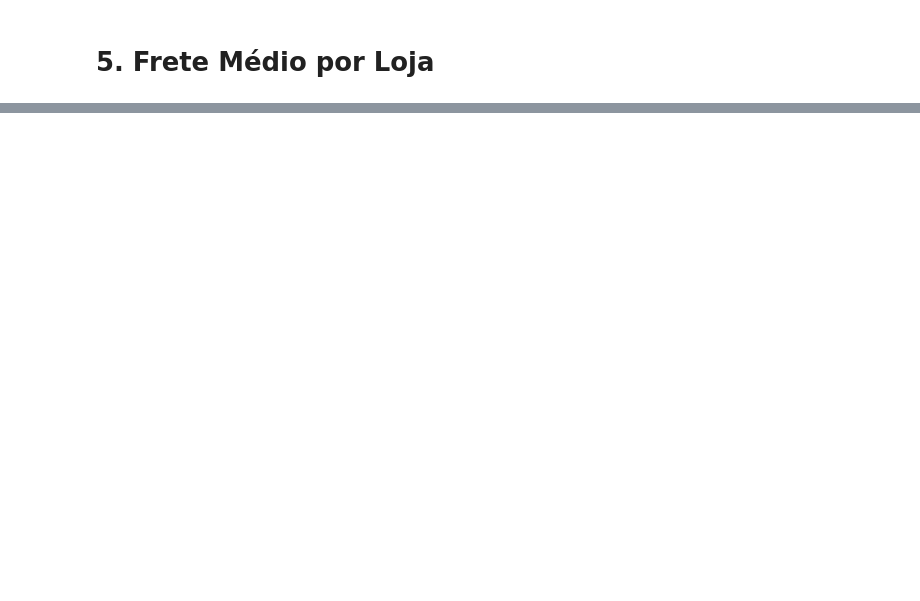
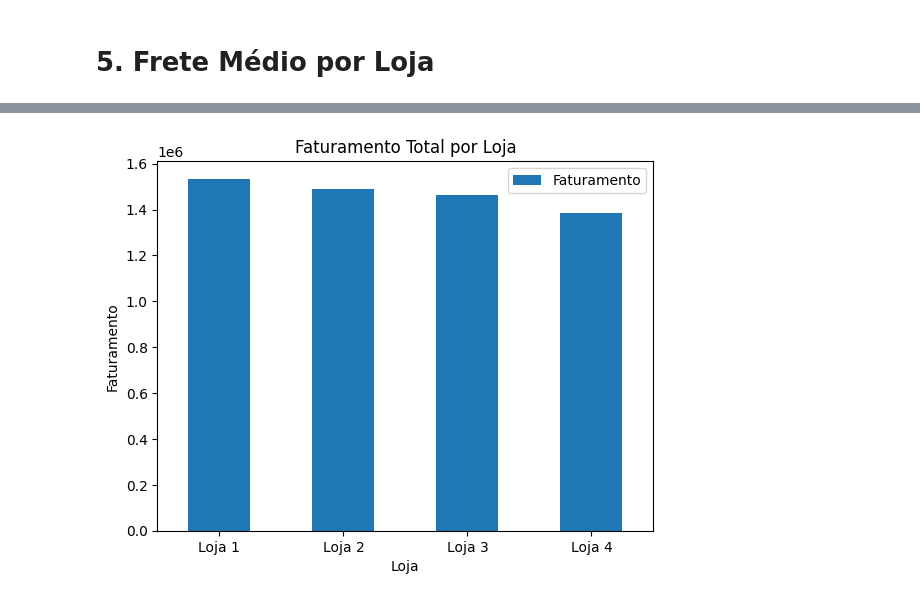
Before and after one commit to EliasNote/challenge1-data-science, a Jupyter notebook: AluraStoreBrasil.ipynb, the cells around one changed output, grey strips where cells are left out. Cells and saved outputs as stored; diff of their text form; code cells hidden in the pictures; blank space fills up the shorter version.

```diff
--- a/AluraStoreBrasil.ipynb
+++ b/AluraStoreBrasil.ipynb
@@ -5,17 +3,17 @@
 # %%
 import pandas as pd
 
-url = "https://raw.githubusercontent.com/alura-es-cursos/challenge1-data-science/refs/heads/main/base-de-dados-challenge-1/loja_1.csv"
+url1 = "https://raw.githubusercontent.com/alura-es-cursos/challenge1-data-science/refs/heads/main/base-de-dados-challenge-1/loja_1.csv"
 url2 = "https://raw.githubusercontent.com/alura-es-cursos/challenge1-data-science/refs/heads/main/base-de-dados-challenge-1/loja_2.csv"
 url3 = "https://raw.githubusercontent.com/alura-es-cursos/challenge1-data-science/refs/heads/main/base-de-dados-challenge-1/loja_3.csv"
 url4 = "https://raw.githubusercontent.com/alura-es-cursos/challenge1-data-science/refs/heads/main/base-de-dados-challenge-1/loja_4.csv"
 
-loja = pd.read_csv(url)
+loja1 = pd.read_csv(url1)
 loja2 = pd.read_csv(url2)
 loja3 = pd.read_csv(url3)
 loja4 = pd.read_csv(url4)
 
-loja.head()
+loja1.head()
 # %% [output]
 |  | Produto | Categoria do Produto | Preço | Frete | Data da Compra | Vendedor | Local da compra | ... |
 | 0 | Assistente virtual | eletronicos | 219.08 | 9.249790 | 16/01/2021 | Pedro Gomes | SP | ... |
@@ -25,5 +23,10 @@ loja.head()
 | 4 | Cadeira de escritório | moveis | 446.99 | 26.964689 | 07/11/2020 | Larissa Alves | MG | ... |
 # %% [markdown]
 #1. Análise do faturamento
+# %%
+loja1_fat = loja1["Preço"].sum()
+loja2_fat = loja2["Preço"].sum()
+loja3_fat = loja3["Preço"].sum()
+loja4_fat = loja4["Preço"].sum()
 # %% [markdown]
 # 2. Vendas por Categoria
@@ -35,0 +107,12 @@ loja.head()
+# %%
+import matplotlib.pyplot as plt
+
+faturamento_total = pd.DataFrame({
+    'Loja': ['Loja 1', 'Loja 2', 'Loja 3', 'Loja 4'],
+    'Faturamento': [loja1_fat, loja2_fat, loja3_fat, loja4_fat]
+})
+
+faturamento_total.plot(kind='bar', y='Faturamento', x='Loja', title='Faturamento Total por Loja', xlabel='Loja', ylabel='Faturamento', rot=0)
+plt.show()
+# %% [output]
+[figure, added]
```
Also changed, not shown: parts of 15 cells of this notebook.
